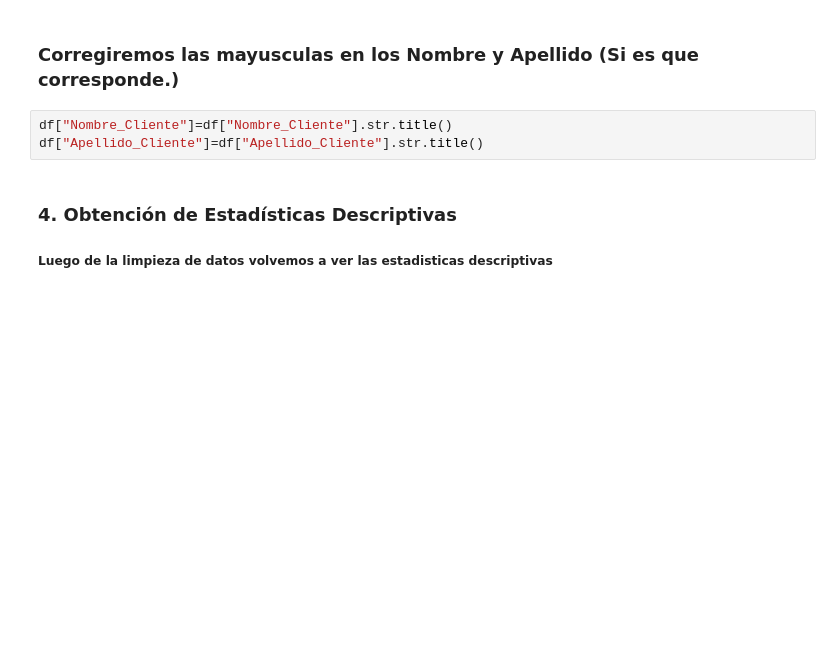
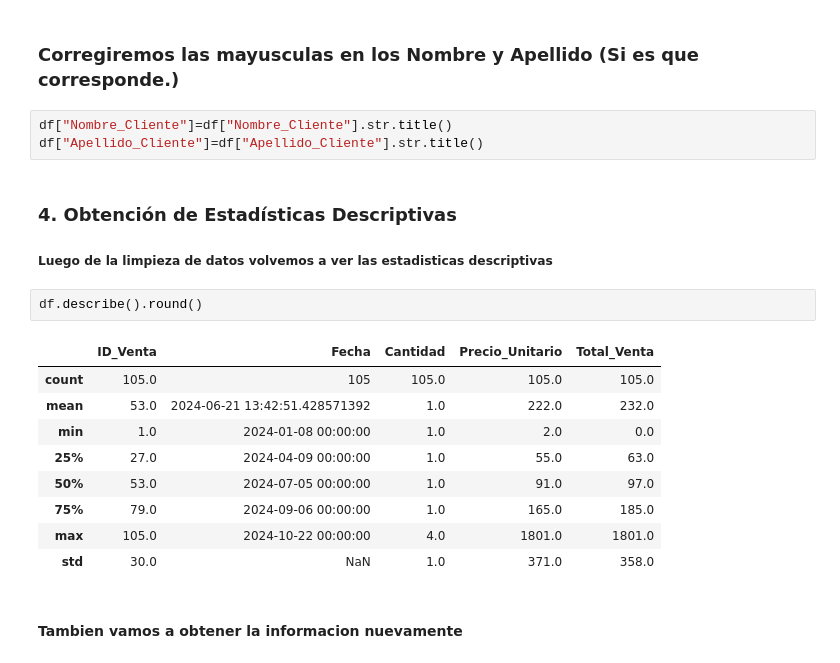
Before and after one commit to Emiliojoa/parcial1_tlp3_Emilio_Ortiz, a Jupyter notebook: main (3).ipynb, the cells around one changed output. Saved outputs shown, nothing was run; the diff lists cells and outputs as text; blank space fills up the shorter version.

```diff
--- a/main (3).ipynb
+++ b/main (3).ipynb
@@ -218,3 +238,17 @@ df["Apellido_Cliente"]=df["Apellido_Cliente"].str.title()
 ### 4. Obtención de Estadísticas Descriptivas
 
 ##### Luego de la limpieza de datos volvemos a ver las estadisticas descriptivas
+# %%
+df.describe().round()
+# %% [output]
+|  | ID_Venta | Fecha | Cantidad | Precio_Unitario | Total_Venta |
+| count | 105.0 | 105 | 105.0 | 105.0 | 105.0 |
+| mean | 53.0 | 2024-06-21 13:42:51.428571392 | 1.0 | 222.0 | 232.0 |
+| min | 1.0 | 2024-01-08 00:00:00 | 1.0 | 2.0 | 0.0 |
+| 25% | 27.0 | 2024-04-09 00:00:00 | 1.0 | 55.0 | 63.0 |
+| 50% | 53.0 | 2024-07-05 00:00:00 | 1.0 | 91.0 | 97.0 |
+| 75% | 79.0 | 2024-09-06 00:00:00 | 1.0 | 165.0 | 185.0 |
+| max | 105.0 | 2024-10-22 00:00:00 | 4.0 | 1801.0 | 1801.0 |
+| std | 30.0 | NaN | 1.0 | 371.0 | 358.0 |
+# %% [markdown]
+#### Tambien vamos a obtener la informacion nuevamente
```
Also changed, not shown: parts of 8 cells of this notebook, 1 other file.
